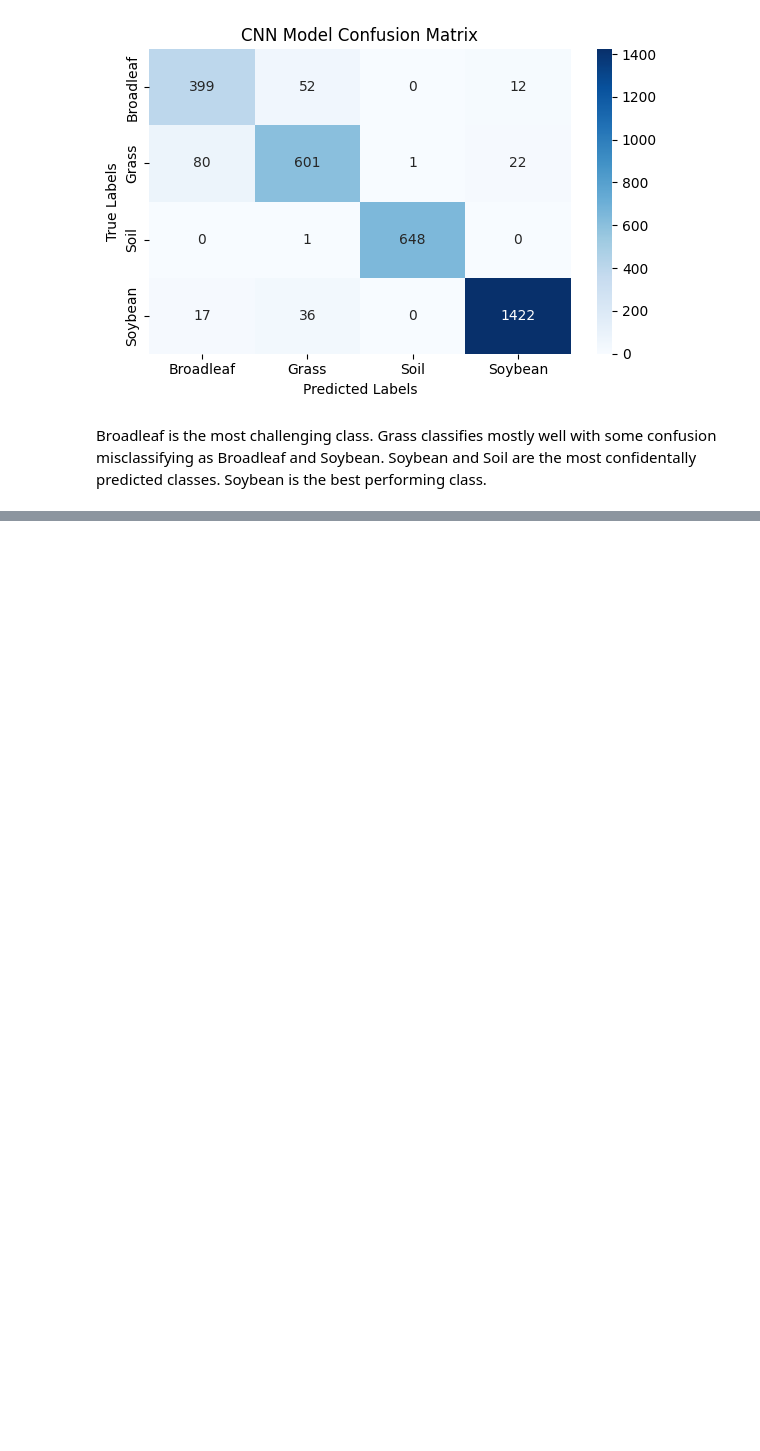
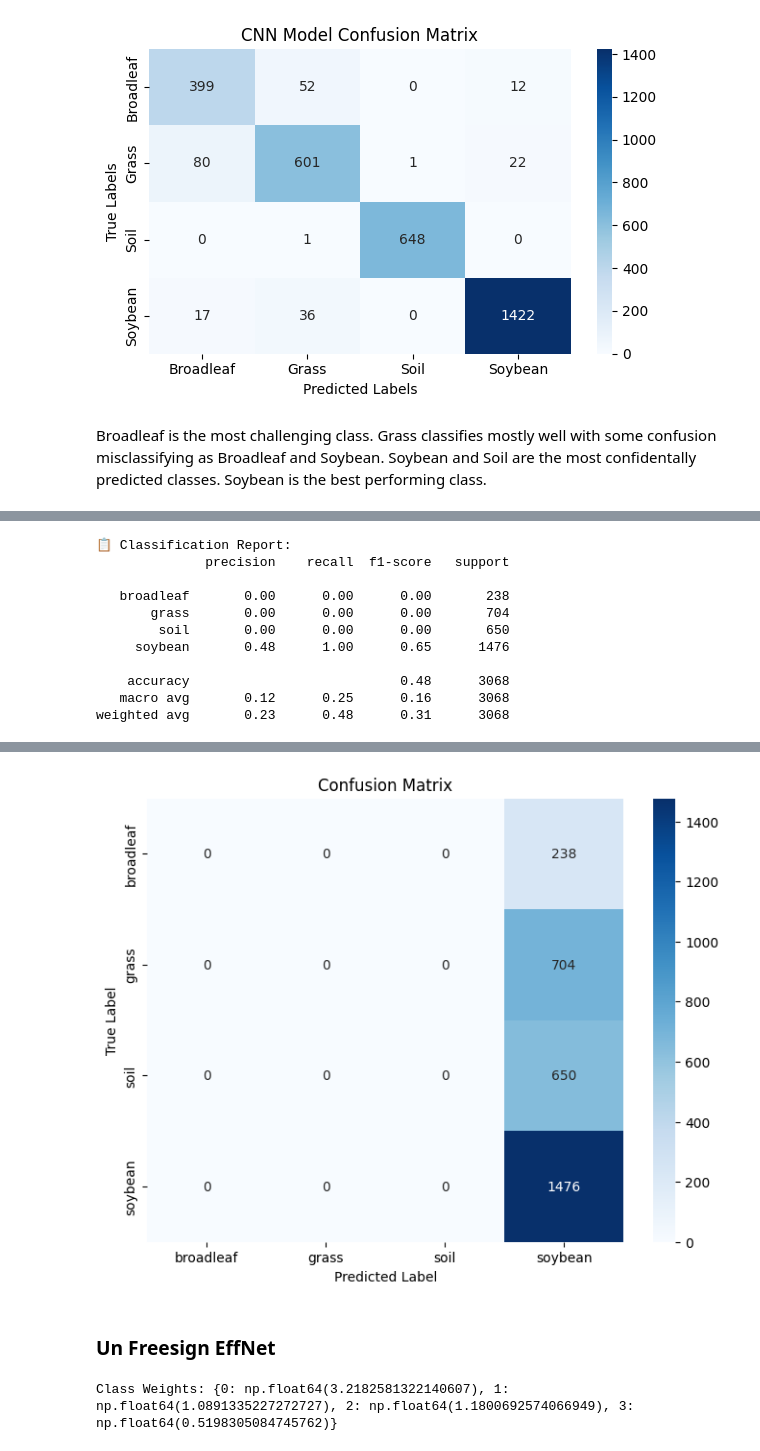
Before and after one commit to edgar-rosales95/ADS599-Capstone, a Jupyter notebook: Capstone V2.ipynb, the cells around one changed output, grey strips where cells are left out. Saved outputs shown, nothing was run; the diff lists cells and outputs as text; code cells hidden in the pictures; blank space fills up the shorter version.

```diff
--- a/Capstone V2.ipynb
+++ b/Capstone V2.ipynb
@@ -493,0 +667,34 @@ Broadleaf is the most challenging class. Grass classifies mostly well with some
+# %%
+y_true = []
+y_pred = []
+
+# loop validation data
+for images, labels in val_ds.unbatch():
+    preds = model.predict(tf.expand_dims(images, axis=0), verbose=0)
+    y_true.append(labels.numpy())  # 🔁 FIXED: use label directly
+    y_pred.append(np.argmax(preds))  # model output is softmax probs
+
+# classification report
+print("📋 Classification Report:")
+print(classification_report(y_true, y_pred, target_names=class_names))
+
+# confusion matrix
+cm = confusion_matrix(y_true, y_pred)
+plt.figure(figsize=(8, 6))
+sns.heatmap(cm, annot=True, cmap="Blues", xticklabels=class_names, yticklabels=class_names, fmt="d")
+plt.xlabel("Predicted Label")
+plt.ylabel("True Label")
+plt.title("Confusion Matrix")
+plt.show()
+# %% [output]
+📋 Classification Report:
+              precision    recall  f1-score   support
+
+   broadleaf       0.00      0.00      0.00       238
+       grass       0.00      0.00      0.00       704
+        soil       0.00      0.00      0.00       650
+     soybean       0.48      1.00      0.65      1476
+
+    accuracy                           0.48      3068
+   macro avg       0.12      0.25      0.16      3068
+weighted avg       0.23      0.48      0.31      3068
@@ -493,0 +702,3 @@ Broadleaf is the most challenging class. Grass classifies mostly well with some
+[figure, added]
+# %% [markdown]
+### Un Freesign EffNet
@@ -493,0 +715,25 @@ Broadleaf is the most challenging class. Grass classifies mostly well with some
+# %%
+# convert class labels to integer indices
+class_indices = {name: idx for idx, name in enumerate(class_names)}
+
+# all labels from val_ds to get the class distribution
+all_labels = []
+for _, labels in train_ds.unbatch():
+    all_labels.append(labels.numpy())
+
+# flatten one-hot encoded labels if needed
+if len(all_labels[0].shape) > 0:
+    all_labels = [np.argmax(label) for label in all_labels]
+
+# class weights
+class_weights = compute_class_weight(
+    class_weight='balanced',
+    classes=np.unique(all_labels),
+    y=all_labels
+)
+
+# map to dictionary format expected by model.fit
+class_weight_dict = {i: weight for i, weight in enumerate(class_weights)}
+print("Class Weights:", class_weight_dict)
+# %% [output]
+Class Weights: {0: np.float64(3.2182581322140607), 1: np.float64(1.0891335227272727), 2: np.float64(1.1800692574066949), 3: np.float64(0.5198305084745762)}
```
Also changed, not shown: parts of 19 cells of this notebook.
